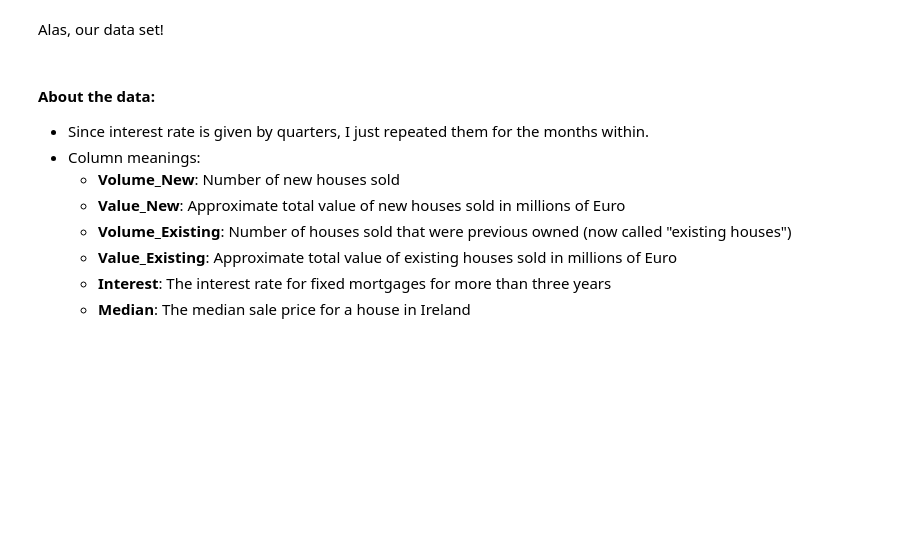
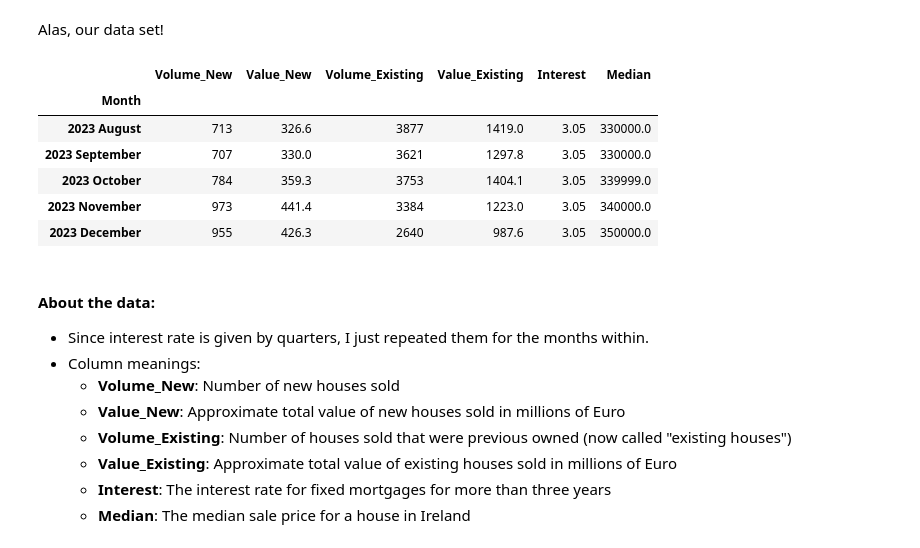
Before and after one commit to joshmaglione/CS102-Jupyter, a Jupyter notebook: 10_Regression.ipynb, the cells around one changed output. Cells and saved outputs as stored; diff of their text form; code cells hidden in the pictures; blank space fills up the shorter version.

```diff
--- a/10_Regression.ipynb
+++ b/10_Regression.ipynb
@@ -190,7 +194,15 @@ df = pd.DataFrame({
 # %% [markdown]
 Alas, our data set!
 # %%
-df.head()
+df.tail()
+# %% [output]
+|  | Volume_New | Value_New | Volume_Existing | Value_Existing | Interest | Median |
+| Month |  |  |  |  |  |  |
+| 2023 August | 713 | 326.6 | 3877 | 1419.0 | 3.05 | 330000.0 |
+| 2023 September | 707 | 330.0 | 3621 | 1297.8 | 3.05 | 330000.0 |
+| 2023 October | 784 | 359.3 | 3753 | 1404.1 | 3.05 | 339999.0 |
+| 2023 November | 973 | 441.4 | 3384 | 1223.0 | 3.05 | 340000.0 |
+| 2023 December | 955 | 426.3 | 2640 | 987.6 | 3.05 | 350000.0 |
 # %% [markdown]
 #### About the data:
 
```
Also changed, not shown: parts of 8 cells of this notebook, 3 other files.
